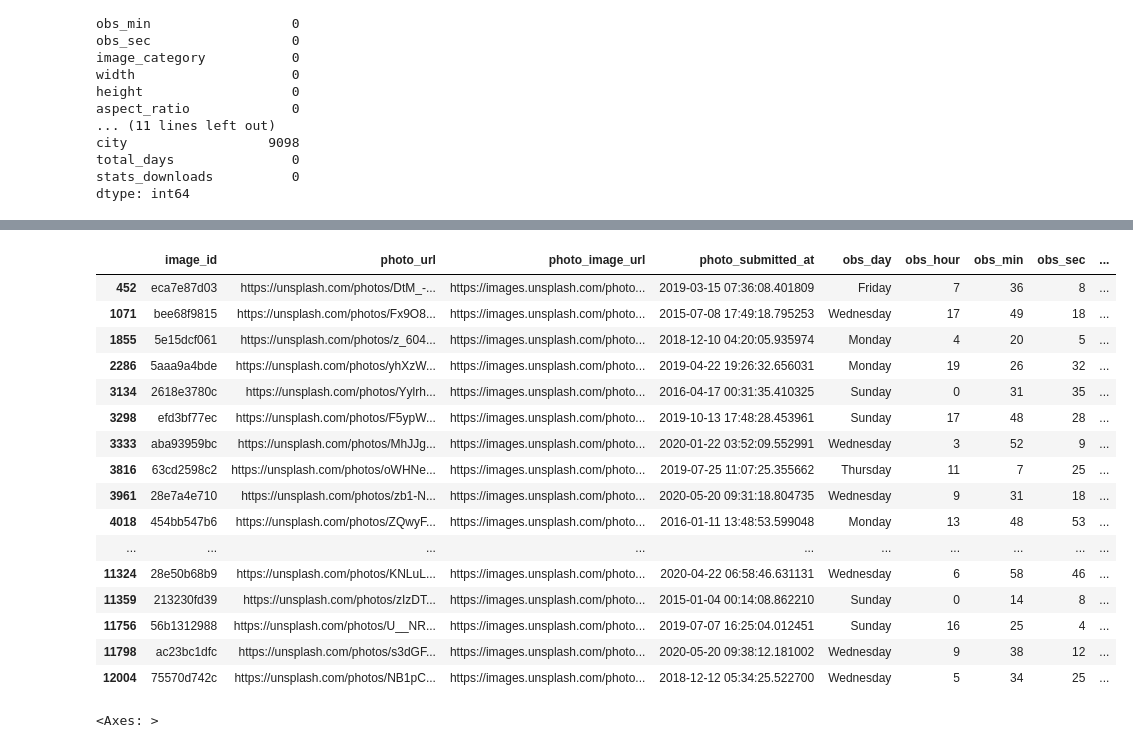
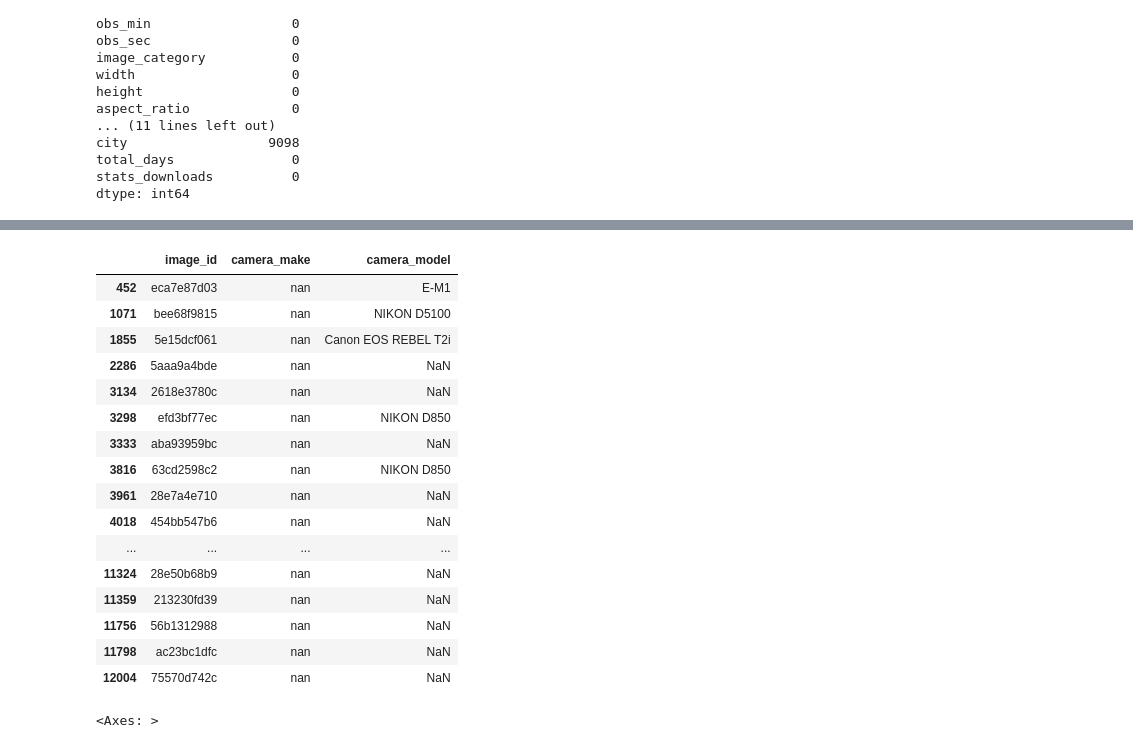
Before and after one commit to jjz17/Datathon2023, a Jupyter notebook: eda_jason.ipynb, the cells around one changed output, grey strips where cells are left out. Drawn from its saved outputs; the diff is of its cells as text; code cells hidden in the pictures.

```diff
--- a/eda_jason.ipynb
+++ b/eda_jason.ipynb
@@ -120,6 +120,17 @@ train["aperture_value"] = train["aperture_value"].fillna(train["aperture_value"]
 train["iso"] = train["iso"].fillna(train["iso"].mean())
 train["exposure_time"] = train["exposure_time"].fillna(train["exposure_time"].mean())
 
+# Fill missing camera_make data based on camera_model data
+make_replace_id = ["eca7e87d03", "bee68f9815", "5e15dcf061", "efd3bf77ec", "63cd2598c2", "759de7f18d", "8b215885c7", "c83069821b", "4bdba7914b", "913cc10182"]
+make_replace_str = ["olympus", "nikon", "canon", "nikon", "nikon", "nikon", "canon", "sony", "olympus", "olympus"]
+for replace_id, replace_str in zip(make_replace_id, make_replace_str):
+    train.loc[train["image_id"] == replace_id, "camera_make"] = replace_str
+
+# Drop unnecessary columns
+train.drop(columns=["photo_url", "photo_image_url", "photo_submitted_at", "obs_min", "obs_sec", "width", "height", "iso", "aperture_value", "focal_length", "exposure_time", "latitude", "longitude", "country", "city"], inplace=True)
+
+# Day and hour may be important, keep aspect ratio because image dimensions make sense to affect download rates (if image is shaped too tall or wide it could be negative)
+
 train_num = train.select_dtypes(include=np.number)
 train
 # %% [output]
@@ -210,27 +316,27 @@ make_downloads
 # %%
 train[train["camera_model"].isnull()].index
-train[train["camera_make"] == "nan"]
+train[train["camera_make"] == "nan"][["image_id", "camera_make", "camera_model"]]
 
-make_replace_id = []
-make_replace_str = []
+make_replace_id = ["eca7e87d03", "bee68f9815", "5e15dcf061", "efd3bf77ec", "63cd2598c2", "759de7f18d", "8b215885c7", "c83069821b", "4bdba7914b", "913cc10182"]
+make_replace_str = ["olympus", "nikon", "canon", "nikon", "nikon", "nikon", "canon", "sony", "olympus", "olympus"]
 # %% [output]
-|  | image_id | photo_url | photo_image_url | photo_submitted_at | obs_day | obs_hour | obs_min | obs_sec | ... |
-| 452 | eca7e87d03 | https://unsplash.com/photos/DtM_-... | https://images.unsplash.com/photo... | 2019-03-15 07:36:08.401809 | Friday | 7 | 36 | 8 | ... |
-| 1071 | bee68f9815 | https://unsplash.com/photos/Fx9O8... | https://images.unsplash.com/photo... | 2015-07-08 17:49:18.795253 | Wednesday | 17 | 49 | 18 | ... |
-| 1855 | 5e15dcf061 | https://unsplash.com/photos/z_604... | https://images.unsplash.com/photo... | 2018-12-10 04:20:05.935974 | Monday | 4 | 20 | 5 | ... |
-| 2286 | 5aaa9a4bde | https://unsplash.com/photos/yhXzW... | https://images.unsplash.com/photo... | 2019-04-22 19:26:32.656031 | Monday | 19 | 26 | 32 | ... |
-| 3134 | 2618e3780c | https://unsplash.com/photos/Yylrh... | https://images.unsplash.com/photo... | 2016-04-17 00:31:35.410325 | Sunday | 0 | 31 | 35 | ... |
-| 3298 | efd3bf77ec | https://unsplash.com/photos/F5ypW... | https://images.unsplash.com/photo... | 2019-10-13 17:48:28.453961 | Sunday | 17 | 48 | 28 | ... |
-| 3333 | aba93959bc | https://unsplash.com/photos/MhJJg... | https://images.unsplash.com/photo... | 2020-01-22 03:52:09.552991 | Wednesday | 3 | 52 | 9 | ... |
-| 3816 | 63cd2598c2 | https://unsplash.com/photos/oWHNe... | https://images.unsplash.com/photo... | 2019-07-25 11:07:25.355662 | Thursday | 11 | 7 | 25 | ... |
-| 3961 | 28e7a4e710 | https://unsplash.com/photos/zb1-N... | https://images.unsplash.com/photo... | 2020-05-20 09:31:18.804735 | Wednesday | 9 | 31 | 18 | ... |
-| 4018 | 454bb547b6 | https://unsplash.com/photos/ZQwyF... | https://images.unsplash.com/photo... | 2016-01-11 13:48:53.599048 | Monday | 13 | 48 | 53 | ... |
-| ... | ... | ... | ... | ... | ... | ... | ... | ... | ... |
-| 11324 | 28e50b68b9 | https://unsplash.com/photos/KNLuL... | https://images.unsplash.com/photo... | 2020-04-22 06:58:46.631131 | Wednesday | 6 | 58 | 46 | ... |
-| 11359 | 213230fd39 | https://unsplash.com/photos/zIzDT... | https://images.unsplash.com/photo... | 2015-01-04 00:14:08.862210 | Sunday | 0 | 14 | 8 | ... |
-| 11756 | 56b1312988 | https://unsplash.com/photos/U__NR... | https://images.unsplash.com/photo... | 2019-07-07 16:25:04.012451 | Sunday | 16 | 25 | 4 | ... |
-| 11798 | ac23bc1dfc | https://unsplash.com/photos/s3dGF... | https://images.unsplash.com/photo... | 2020-05-20 09:38:12.181002 | Wednesday | 9 | 38 | 12 | ... |
-| 12004 | 75570d742c | https://unsplash.com/photos/NB1pC... | https://images.unsplash.com/photo... | 2018-12-12 05:34:25.522700 | Wednesday | 5 | 34 | 25 | ... |
+|  | image_id | camera_make | camera_model |
+| 452 | eca7e87d03 | nan | E-M1 |
+| 1071 | bee68f9815 | nan | NIKON D5100 |
+| 1855 | 5e15dcf061 | nan | Canon EOS REBEL T2i |
+| 2286 | 5aaa9a4bde | nan | NaN |
+| 3134 | 2618e3780c | nan | NaN |
+| 3298 | efd3bf77ec | nan | NIKON D850 |
+| 3333 | aba93959bc | nan | NaN |
+| 3816 | 63cd2598c2 | nan | NIKON D850 |
+| 3961 | 28e7a4e710 | nan | NaN |
+| 4018 | 454bb547b6 | nan | NaN |
+| ... | ... | ... | ... |
+| 11324 | 28e50b68b9 | nan | NaN |
+| 11359 | 213230fd39 | nan | NaN |
+| 11756 | 56b1312988 | nan | NaN |
+| 11798 | ac23bc1dfc | nan | NaN |
+| 12004 | 75570d742c | nan | NaN |
 # %%
 sns.heatmap(train.isnull(),yticklabels=False,cbar=False)
 # %% [output]
```
Also changed, not shown: parts of 21 cells of this notebook.
